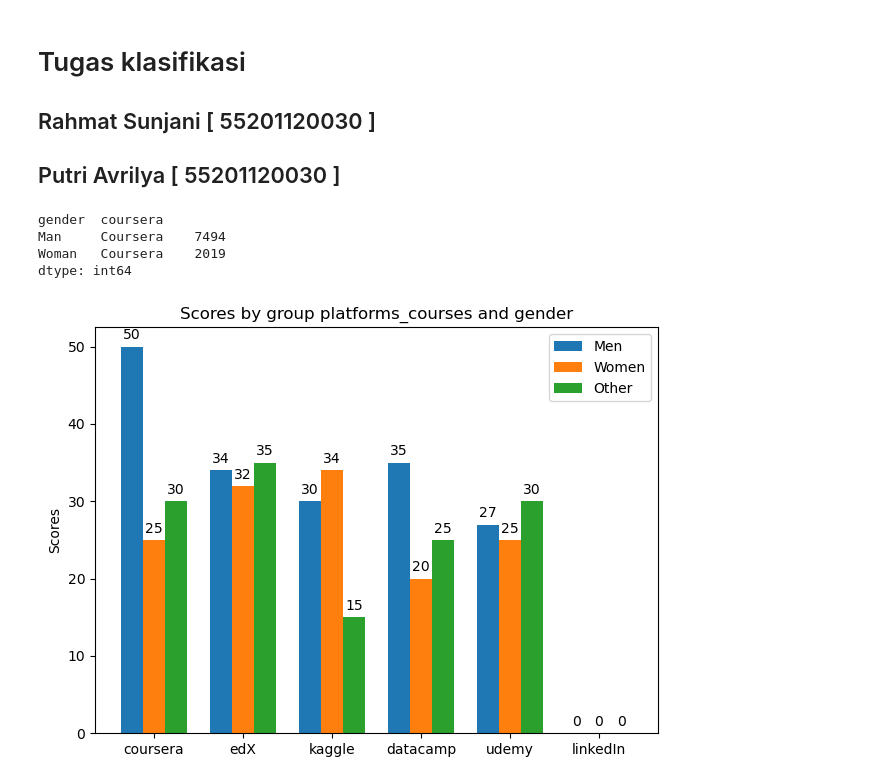
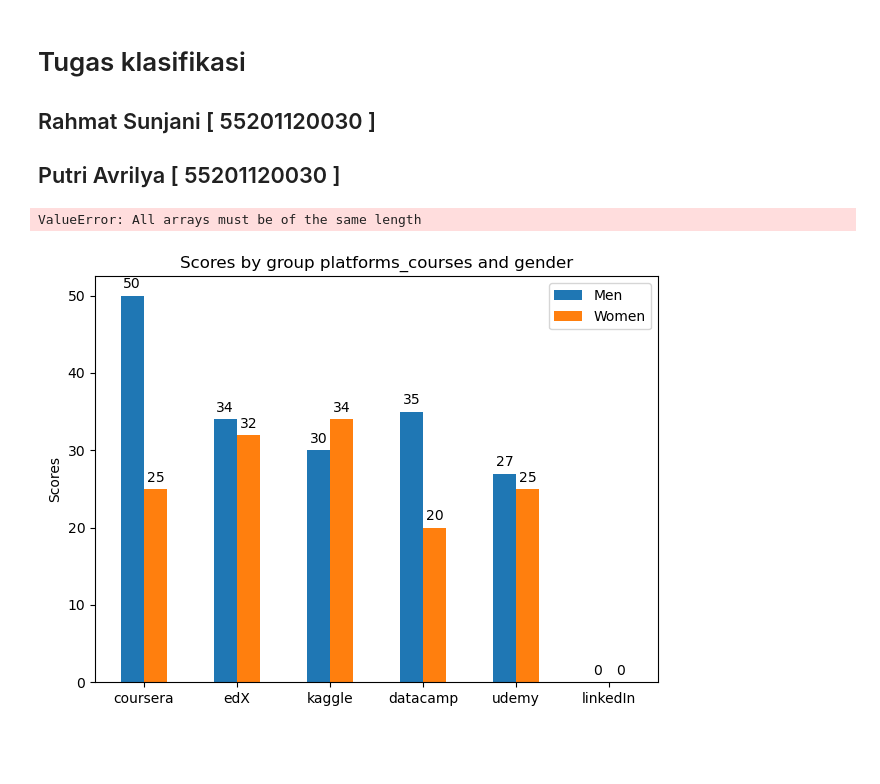
Before and after one commit to fsdio/my-kuliah, a Jupyter notebook: SEMESTER 5/[KAMIS] Pembelajaran Mesin/PERTAMA/UTS/source/survey.ipynb, the cells around one changed output. Cells and saved outputs as stored; diff of their text form; code cells hidden in the pictures; blank space fills up the shorter version.

```diff
--- a/SEMESTER 5/[KAMIS] Pembelajaran Mesin/PERTAMA/UTS/source/survey.ipynb
+++ b/SEMESTER 5/[KAMIS] Pembelajaran Mesin/PERTAMA/UTS/source/survey.ipynb
@@ -15,7 +15,7 @@ df = df[['Q1', 'Q2', 'Q3', 'Q4', 'Q5', 'Q6_1', 'Q6_2', 'Q6_3', 'Q6_4', 'Q6_7', '
 ## change name to view all collum use
 df = df.rename(columns={'Q1':'duration', 'Q2':'age', 'Q3':'gender', 'Q4':'country', 'Q5':'educational_status','Q6_1':'coursera', 'Q6_2':'edX', 'Q6_3':'kaggle', 'Q6_4':'datacamp', 'Q6_7':'udemy', 'Q6_8':'linkedIn', 'Q11':'writing_code_year', 'Q12_4':'programming_languages', 'Q13_5':'IDE', 'Q23':'current_role', 'Q24':'current_industry', 'Q31_1':'cloud_computing', 'Q44_1':'favorite_media_sources'})[1:]
 # %%
-courses = df['coursera', 'edX', 'kaggle', 'datacamp', 'udemy', 'linkedIn']
+courses = df[['coursera', 'edX', 'kaggle', 'datacamp', 'udemy', 'linkedIn']]
 print(courses)#.columns.tolist()
 # %%
 # cek data null atau kosong ( namun data lain bisa digunakan )
@@ -51,53 +51,66 @@ print(f'\n\n=== Top 5 Negara Pengunjung Terbanyak ===\n\n{country_10}')
 print(f'\n\n===== INSIGHT =====\n\n')
 # %%
 join = df[['gender', 'coursera', 'edX', 'kaggle', 'datacamp', 'udemy', 'linkedIn']]
-join.notna()
+
 coursera = join[(df['coursera'] == 'Coursera') & ((df['gender']=='Man') | (df['gender']=='Woman'))]
-edX = join[df['edX'] == 'edX']
-kaggle = join[df['kaggle'] == 'Kaggle Learn Courses']
-datacamp = join[df['datacamp'] == 'DataCamp']
-udemy = join[df['udemy'] == 'Udemy']
-linkedIn = join[df['linkedIn'] == 'LinkedIn Learning']
+coursera = coursera['gender']
 
-print(coursera[['gender', 'coursera']].value_counts())
-# print(edX[['gender', 'edX']].value_counts())
+edX = join[(df['edX'] == 'edX') & ((df['gender']=='Man') | (df['gender']=='Woman'))]
+edX = edX['gender']
+
+kaggle = join[(df['kaggle'] == 'Kaggle Learn Courses') & ((df['gender']=='Man') | (df['gender']=='Woman'))]
+kaggle = kaggle['gender']
+
+datacamp = join[(df['datacamp'] == 'DataCamp') & ((df['gender']=='Man') | (df['gender']=='Woman'))]
+datacamp = datacamp['gender']
+
+udemy = join[(df['udemy'] == 'Udemy') & ((df['gender']=='Man') | (df['gender']=='Woman'))]
+udemy = udemy['gender']
+
+linkedIn = join[(df['linkedIn'] == 'LinkedIn Learning') & ((df['gender']=='Man') | (df['gender']=='Woman'))]
+linkedIn = linkedIn['gender']
+
+all_courses = {
+    "cousera" : coursera.tolist(),
+    "edX" : edX.tolist(),
+    "kaggle" : kaggle.tolist(),
+    "datacamp" : datacamp.tolist(),
+    "udemy" : udemy.tolist(),
+    "linkedIn" : linkedIn.tolist()
+}
+fix = pd.DataFrame(all_courses)
+fix
 # %% [output]
-gender  coursera
-Man     Coursera    7494
-Woman   Coursera    2019
-dtype: int64
+ValueError: All arrays must be of the same length
 # %%
 # 2. Menampilkan data age berdasarkan platforms_courses.
 
 import matplotlib.pyplot as plt
 import numpy as np
 
 
 labels = courses.columns.to_list() # 6
 men_means = [50, 34, 30, 35, 27, 0]
 women_means = [25, 32, 34, 20, 25, 0]
-other_means = [30, 35, 15, 25, 30, 0]
 
 x = np.arange(len(labels))  # the label locations
 width = 0.25  # the width of the bars
 
 fig, ax = plt.subplots()
-rects1 = ax.bar(x - ((width/2)*2), men_means, width, label='Men')
-rects2 = ax.bar(x, women_means, width, label='Women')
-rects3 = ax.bar(x + ((width/2)*2), other_means, width, label='Other')
+rects1 = ax.bar(x - (width/2), men_means, width, label='Men')
+rects2 = ax.bar(x + (width/2), women_means, width, label='Women')
 
 # Add some text for labels, title and custom x-axis tick labels, etc.
 ax.set_ylabel('Scores')
 ax.set_title('Scores by group platforms_courses and gender')
 ax.set_xticks(x, labels)
 ax.legend()
 
 ax.bar_label(rects1, padding=3)
 ax.bar_label(rects2, padding=3)
-ax.bar_label(rects3, padding=3)
 
 fig.tight_layout()
 
 plt.show()
 # %% [output]
-[figure, old version]
+[figure, new version]
```
Also changed, not shown: 3 other files.
